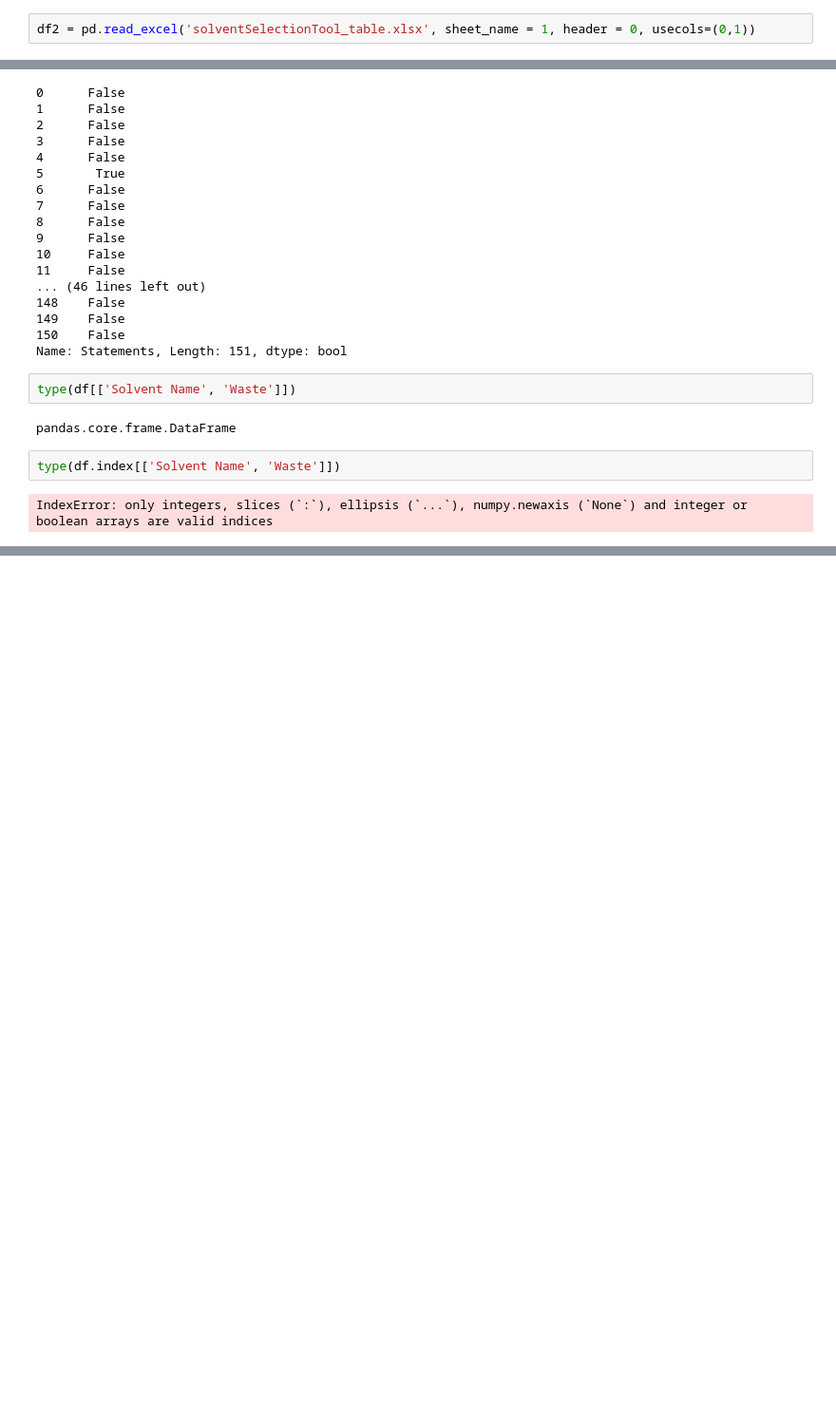
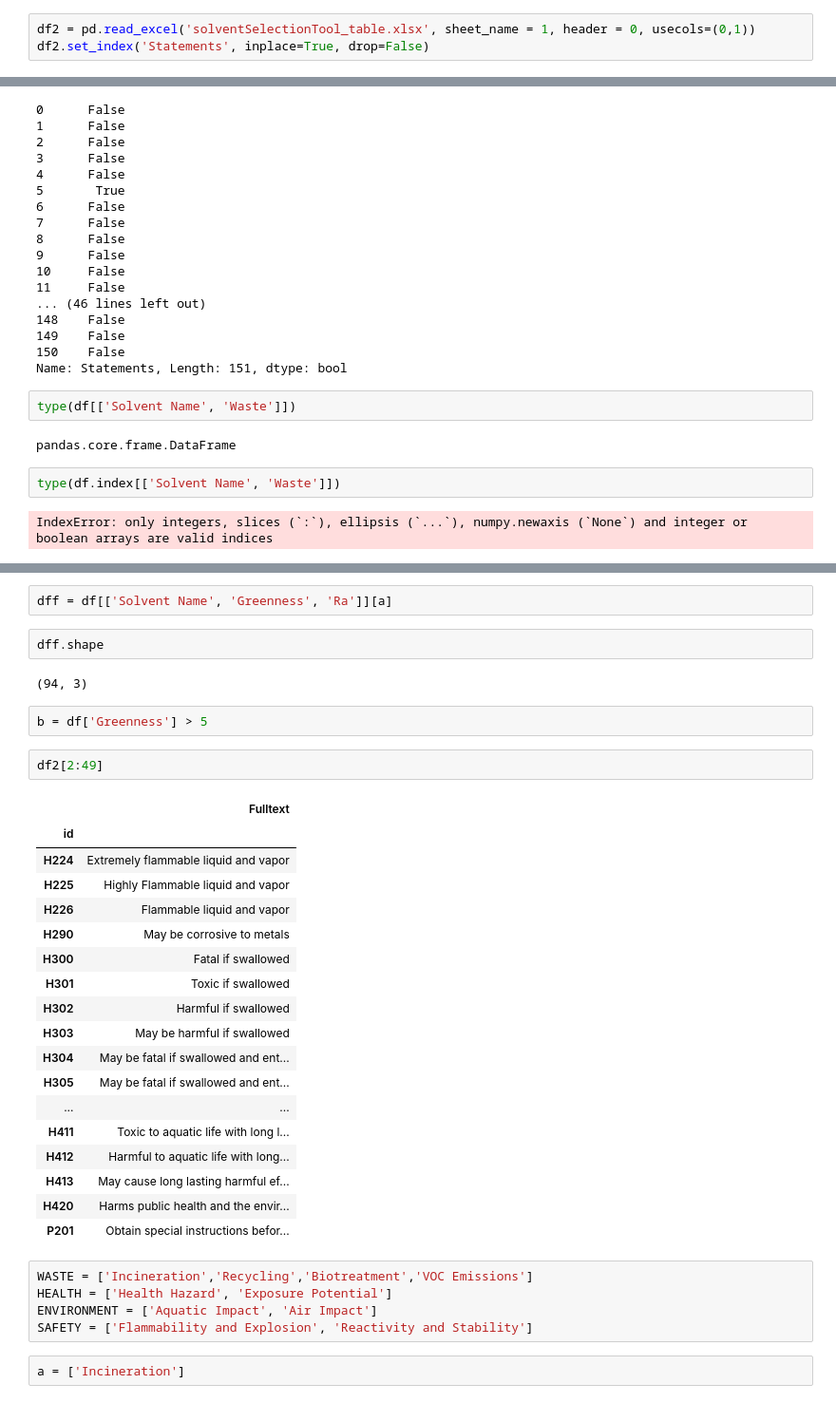
Before and after one commit to jrafolsr/opeg-green-solvent, a Jupyter notebook: code_snippets.ipynb, the cells around one changed output, grey strips where cells are left out. Shown at 95% size. Saved outputs shown, nothing was run; the diff lists cells and outputs as text; blank space fills up the shorter version.

```diff
--- a/code_snippets.ipynb
+++ b/code_snippets.ipynb
@@ -162,3 +322,4 @@ if -1:
 SyntaxError: invalid syntax (<ipython-input-162-08a37755a74d>, line 1)
 # %%
 df2 = pd.read_excel('solventSelectionTool_table.xlsx', sheet_name = 1, header = 0, usecols=(0,1))
+df2.set_index('Statements', inplace=True, drop=False)
@@ -261,0 +449,36 @@ df.columns
+# %%
+dff = df[['Solvent Name', 'Greenness', 'Ra']][a]
+# %%
+dff.shape
+# %% [output]
+(94, 3)
+# %%
+b = df['Greenness'] > 5
+# %%
+df2[2:49]
+# %% [output]
+|  | Fulltext |
+| id |  |
+| H224 | Extremely flammable liquid and vapor |
+| H225 | Highly Flammable liquid and vapor |
+| H226 | Flammable liquid and vapor |
+| H290 | May be corrosive to metals |
+| H300 | Fatal if swallowed |
+| H301 | Toxic if swallowed |
+| H302 | Harmful if swallowed |
+| H303 | May be harmful if swallowed |
+| H304 | May be fatal if swallowed and ent... |
+| H305 | May be fatal if swallowed and ent... |
+| ... | ... |
+| H411 | Toxic to aquatic life with long l... |
+| H412 | Harmful to aquatic life with long... |
+| H413 | May cause long lasting harmful ef... |
+| H420 | Harms public health and the envir... |
+| P201 | Obtain special instructions befor... |
+# %%
+WASTE = ['Incineration','Recycling','Biotreatment','VOC Emissions']
+HEALTH = ['Health Hazard', 'Exposure Potential']
+ENVIRONMENT = ['Aquatic Impact', 'Air Impact']
+SAFETY = ['Flammability and Explosion', 'Reactivity and Stability']
+# %%
+a = ['Incineration']
```
Also changed, not shown: parts of 31 cells of this notebook, 4 other files.
